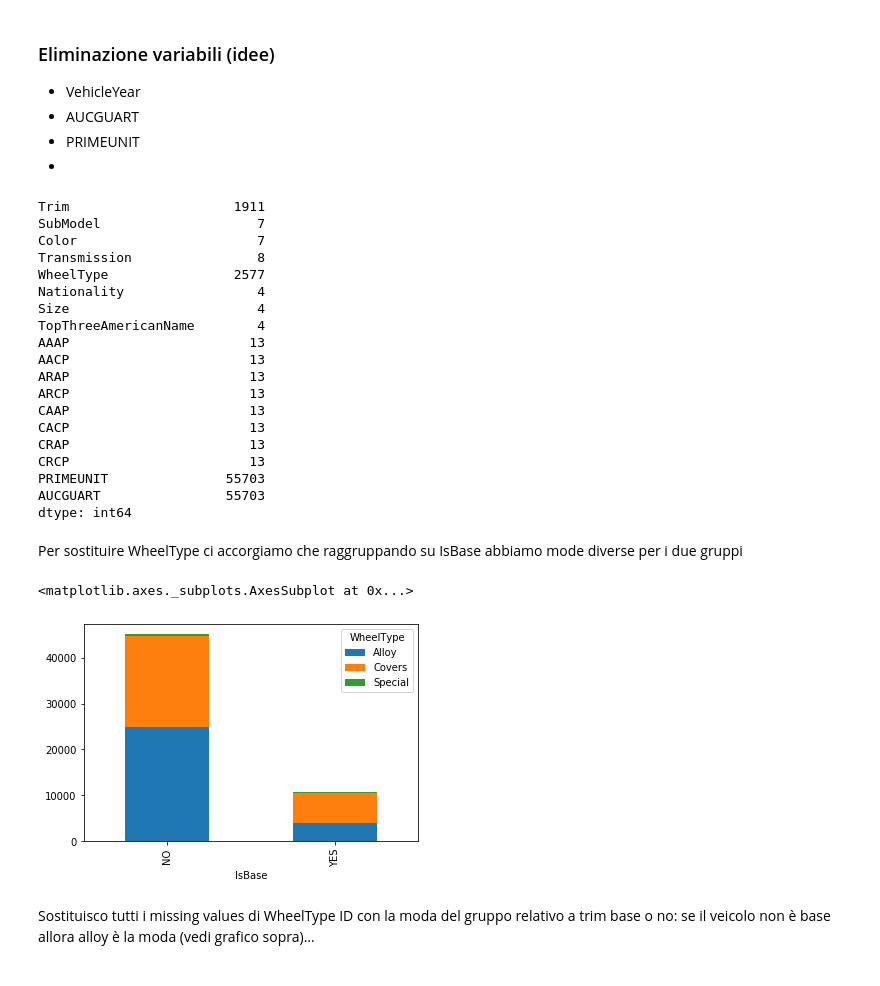
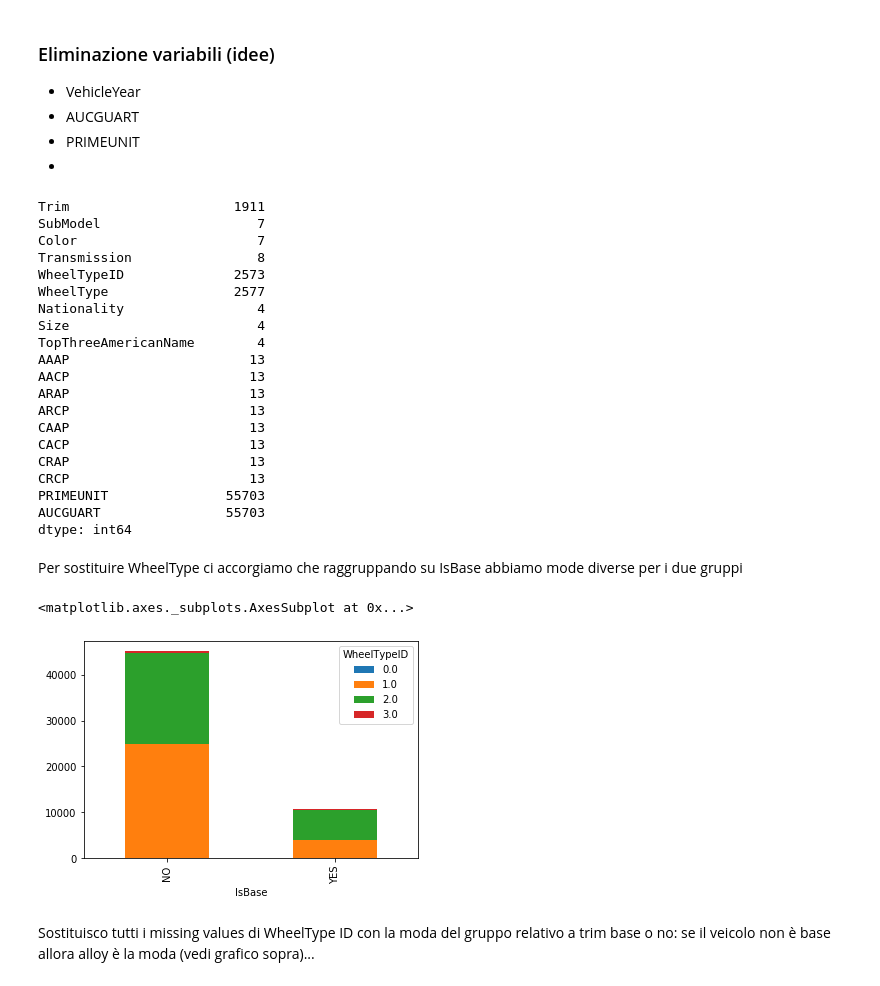
Before and after one commit to andybbruno/DataMining, a Jupyter notebook: DataUnderstanding.ipynb, the cells around one changed output. Drawn from its saved outputs; the diff is of its cells as text; code cells hidden in the pictures.

```diff
--- a/DataUnderstanding.ipynb
+++ b/DataUnderstanding.ipynb
@@ -12,7 +12,7 @@ import seaborn as sns
 from collections import defaultdict
 from scipy.stats.stats import pearsonr
 # %%
-df = pd.read_csv('test.csv')
+df = pd.read_csv('training.csv')
 # %%
 df.head()
 # %% [output]
@@ -239,5 +239,5 @@ IsOnlineSale            False
 WarrantyCost            False
 dtype: bool
 # %%
-df['WheelTypeID'].fillna(4, inplace = True)
+df['WheelTypeIDDelete'] = df['WheelTypeID'].fillna(4)
 # %%
@@ -425,6 +425,7 @@ Trim                     1911
 SubModel                    7
 Color                       7
 Transmission                8
+WheelTypeID              2573
 WheelType                2577
 Nationality                 4
 Size                        4
@@ -443,11 +444,11 @@ dtype: int64
 # %% [markdown]
 Per sostituire WheelType ci accorgiamo che raggruppando su IsBase abbiamo mode diverse per i due gruppi
 # %%
-pclass_xt = pd.crosstab(df['IsBase'], df['WheelType'])
+pclass_xt = pd.crosstab(df['IsBase'], df['WheelTypeID'])
 pclass_xt.plot(kind='bar', stacked=True)
 # %% [output]
 <matplotlib.axes._subplots.AxesSubplot at 0x...>
-[figure, old version]
+[figure, new version]
 # %% [markdown]
 Sostituisco tutti i missing values di WheelType ID con la moda del gruppo relativo a trim base o no: se il veicolo non è base allora alloy è la moda (vedi grafico sopra)...
 # %%
```
Also changed, not shown: parts of 12 cells of this notebook.
